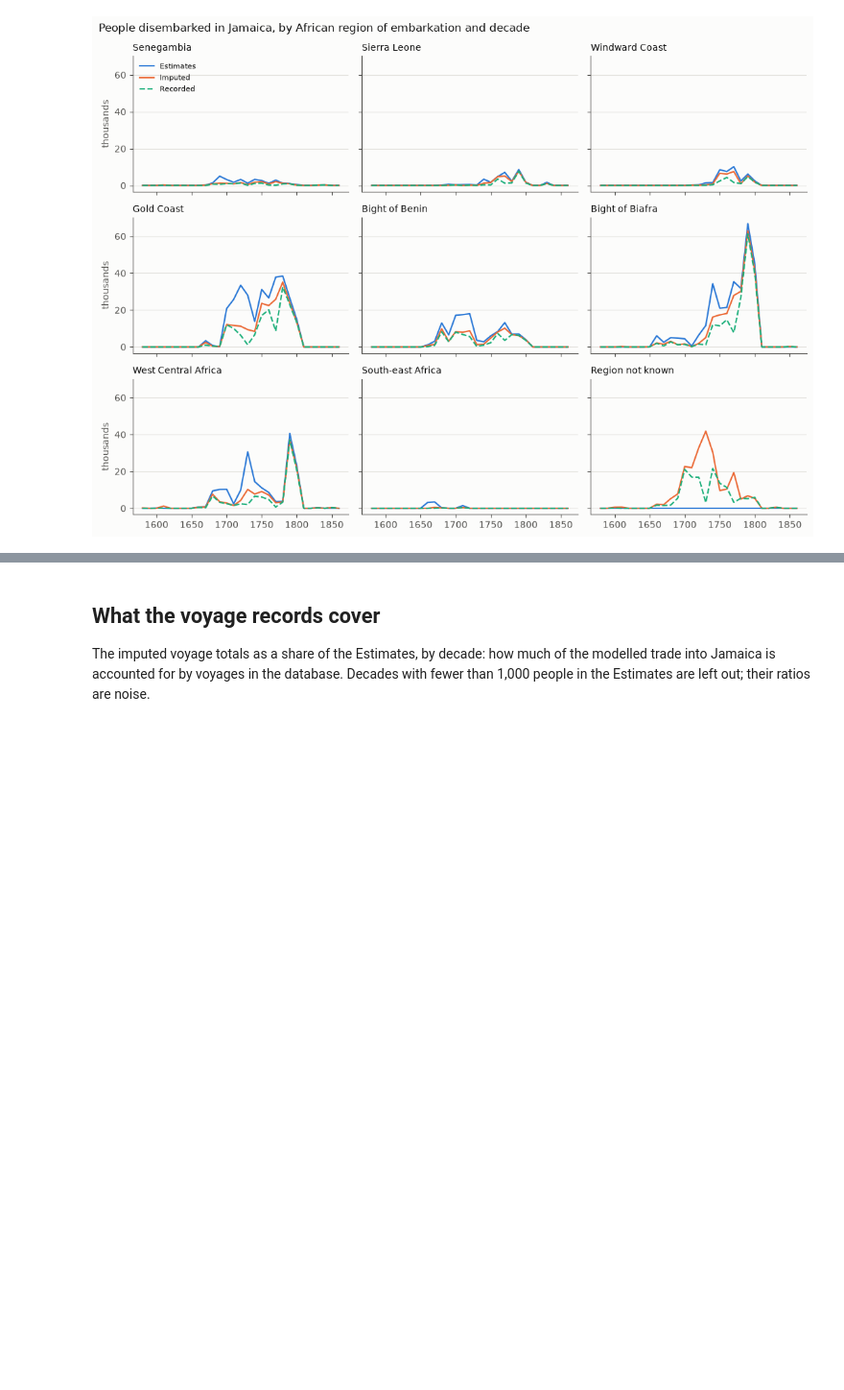
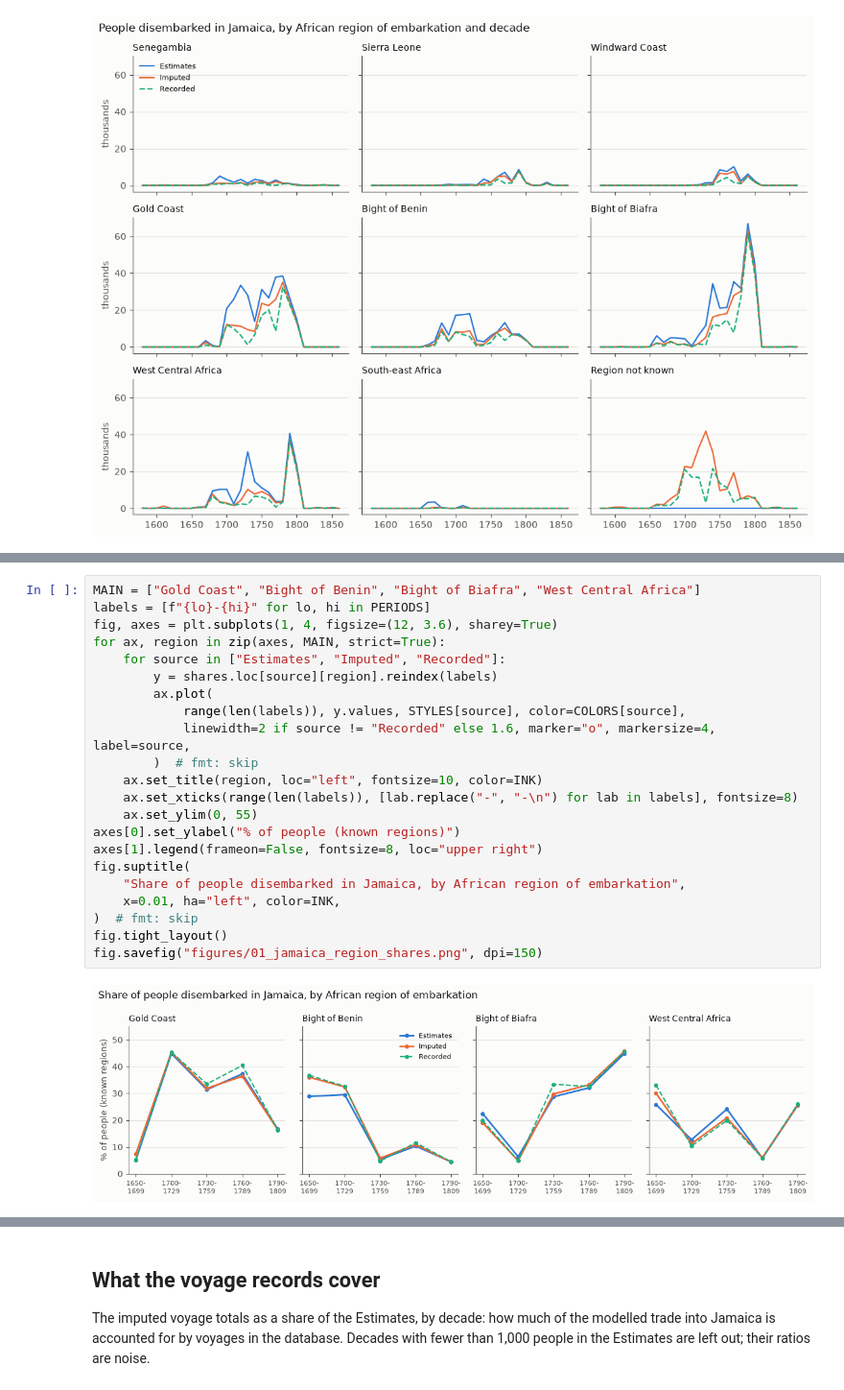
Before and after one commit to dgunning/atlantic-voyages, a Jupyter notebook: notebooks/01_jamaica_arrivals.ipynb, the cells around one changed output, grey strips where cells are left out. Shown at 96% size. Drawn from its saved outputs; the diff is of its cells as text; blank space fills up the shorter version.

```diff
--- a/notebooks/01_jamaica_arrivals.ipynb
+++ b/notebooks/01_jamaica_arrivals.ipynb
@@ -317,0 +412,24 @@ fig.savefig("figures/01_jamaica_by_region.png", dpi=150)
+# %%
+MAIN = ["Gold Coast", "Bight of Benin", "Bight of Biafra", "West Central Africa"]
+labels = [f"{lo}-{hi}" for lo, hi in PERIODS]
+fig, axes = plt.subplots(1, 4, figsize=(12, 3.6), sharey=True)
+for ax, region in zip(axes, MAIN, strict=True):
+    for source in ["Estimates", "Imputed", "Recorded"]:
+        y = shares.loc[source][region].reindex(labels)
+        ax.plot(
+            range(len(labels)), y.values, STYLES[source], color=COLORS[source],
+            linewidth=2 if source != "Recorded" else 1.6, marker="o", markersize=4, label=source,
+        )  # fmt: skip
+    ax.set_title(region, loc="left", fontsize=10, color=INK)
+    ax.set_xticks(range(len(labels)), [lab.replace("-", "-\n") for lab in labels], fontsize=8)
+    ax.set_ylim(0, 55)
+axes[0].set_ylabel("% of people (known regions)")
+axes[1].legend(frameon=False, fontsize=8, loc="upper right")
+fig.suptitle(
+    "Share of people disembarked in Jamaica, by African region of embarkation",
+    x=0.01, ha="left", color=INK,
+)  # fmt: skip
+fig.tight_layout()
+fig.savefig("figures/01_jamaica_region_shares.png", dpi=150)
+# %% [output]
+[figure, added]
```
Also changed, not shown: parts of 8 cells of this notebook, 2 other files.
